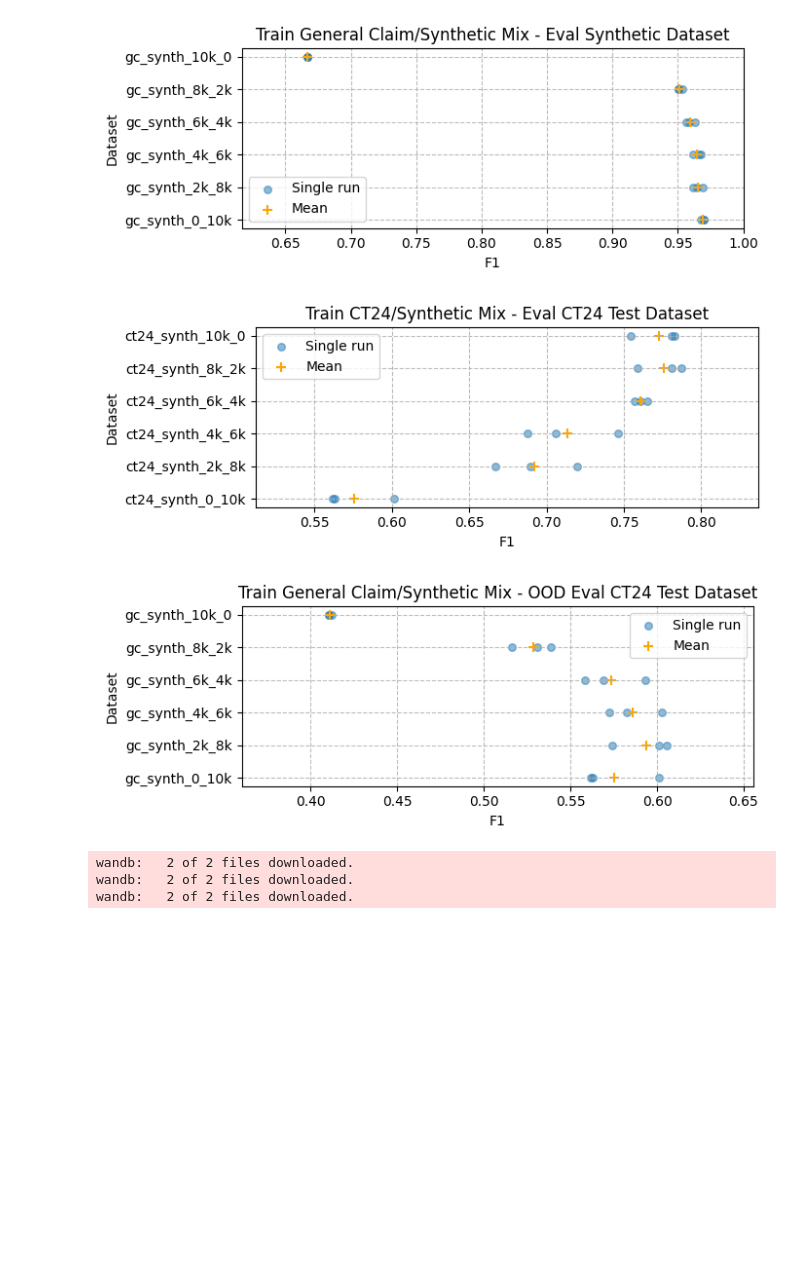
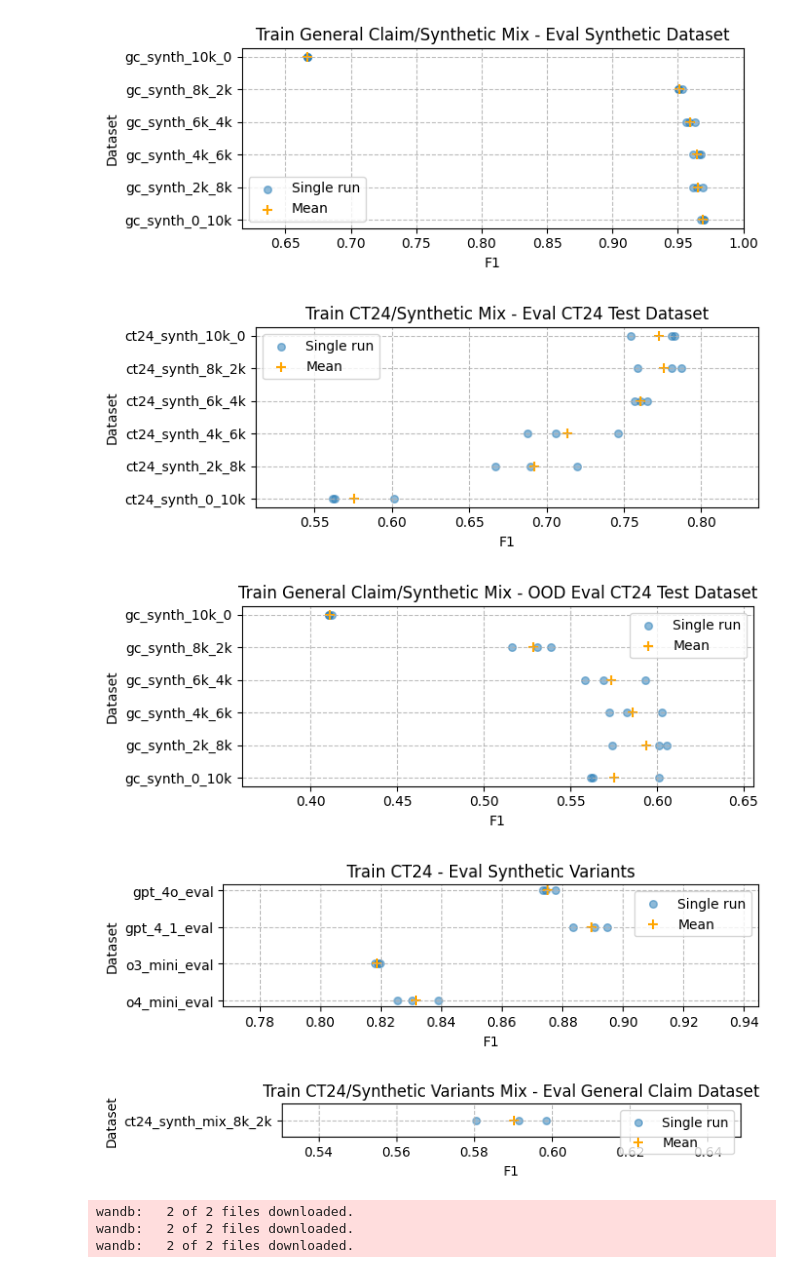
Before and after one commit to BashPrince/thesis, a Jupyter notebook: analysis/analysis.ipynb, the cells around one changed output. Drawn from its saved outputs; the diff is of its cells as text; code cells hidden in the pictures; blank space fills up the shorter version.

```diff
--- a/analysis/analysis.ipynb
+++ b/analysis/analysis.ipynb
@@ -295,6 +295,17 @@ gc_train_ct24_gold_eval_datasets = [
     "gc_synth_2k_8k_ct24_gold_eval",
     "gc_synth_0_10k_ct24_gold_eval",
     ]
+
+ct24_train_synth_variants_eval_datasets = [
+    "ct24_synth_10k_0_gpt_4o_eval",
+    "ct24_synth_10k_0_gpt_4_1_eval",
+    "ct24_synth_10k_0_o3_mini_eval",
+    "ct24_synth_10k_0_o4_mini_eval",
+]
+
+ct24_train_synth_mix_gc_eval_datasets = [
+    "ct24_synth_mix_8k_2k_gc_eval",
+]
 # %%
 predictions_ct24_gc = [download_predictions(d) for d in ct24_train_gc_eval_datasets]
 predictions_gc_ct24 = [download_predictions(d) for d in gc_train_ct24_eval_datasets]
@@ -304,6 +315,8 @@ predictions_gc_synth = [download_predictions(d) for d in gc_train_synth_eval_dat
 predictions_ct24_synth = [download_predictions(d) for d in ct24_train_synth_eval_datasets]
 predictions_ct24_gold = [download_predictions(d) for d in ct24_train_gold_eval_datasets]
 predictions_gc_ct24_gold = [download_predictions(d) for d in gc_train_ct24_gold_eval_datasets]
+predictions_ct24_synth_variants = [download_predictions(d) for d in ct24_train_synth_variants_eval_datasets]
+predictions_ct24_synth_mix = [download_predictions(d) for d in ct24_train_synth_mix_gc_eval_datasets]
 # %% [output]
 wandb:   2 of 2 files downloaded.
 wandb:   2 of 2 files downloaded.
@@ -332,6 +345,8 @@ metrics_ct24_synth = [calculate_metrics(p, invert=invert) for p in predictions_c
 metrics_gc_synth = [calculate_metrics(p, invert=invert) for p in predictions_gc_synth]
 metrics_ct24_gold = [calculate_metrics(p, invert=invert) for p in predictions_ct24_gold]
 metrics_gc_ct24_gold = [calculate_metrics(p, invert=invert) for p in predictions_gc_ct24_gold]
+metrics_ct24_synth_variants = [calculate_metrics(p, invert=invert) for p in predictions_ct24_synth_variants]
+metrics_ct24_synth_mix = [calculate_metrics(p, invert=invert) for p in predictions_ct24_synth_mix]
 # %%
 # for p, m in zip(predictions, metrics):
 #     plot_predictions(p)
@@ -363,25 +378,35 @@ strip_plot_ct24_train_gold_eval_data = {d.replace("_ct24_gold_eval", ""): m[metr
 
 # Train on GC - Eval on CT24 Gold
 strip_plot_gc_train_ct24_gold_eval_data = {d.replace("_ct24_gold_eval", ""): m[metric] for d, m in zip(gc_train_ct24_gold_eval_datasets, metrics_gc_ct24_gold)}
+
+# Train on CT24 - Eval on synthetic data with different GPT variants
+strip_plot_ct24_train_synth_variants_eval_data = {d.replace("ct24_synth_10k_0_", ""): m[metric] for d, m in zip(ct24_train_synth_variants_eval_datasets, metrics_ct24_synth_variants)}
+
+# Train on CT24 + GPT Mix - Eval on GC
+strip_plot_ct24_train_synth_mix_gc_eval_data = {d.replace("_gc_eval", ""): m[metric] for d, m in zip(ct24_train_synth_mix_gc_eval_datasets, metrics_ct24_synth_mix)}
 # %%
 metric_name = metric + " (negative class)" if invert else metric
 strip_plot_f1("Train CT24/Synthetic Mix - Eval CT24 Dev-Test Dataset", strip_plot_ct24_train_eval_data, metric_name)
 strip_plot_f1("Train CT24/Synthetic Mix - OOD Eval General Claim Dataset", strip_plot_ct24_train_gc_eval_data, metric_name)
 strip_plot_f1("Train CT24/Synthetic Mix - Eval Synthetic Dataset", strip_plot_ct24_train_synth_eval_data, metric_name)
 strip_plot_f1("Train General Claim/Synthetic Mix - Eval General Claim Dataset", strip_plot_gc_train_eval_data, metric_name)
 strip_plot_f1("Train General Claim/Synthetic Mix - OOD Eval CT24 Dev-Test Dataset", strip_plot_gc_train_ct24_eval_data, metric_name)
 strip_plot_f1("Train General Claim/Synthetic Mix - Eval Synthetic Dataset", strip_plot_gc_train_synth_eval_data, metric_name)
 strip_plot_f1("Train CT24/Synthetic Mix - Eval CT24 Test Dataset", strip_plot_ct24_train_gold_eval_data, metric_name)
 strip_plot_f1("Train General Claim/Synthetic Mix - OOD Eval CT24 Test Dataset", strip_plot_gc_train_ct24_gold_eval_data, metric_name)
+strip_plot_f1("Train CT24 - Eval Synthetic Variants", strip_plot_ct24_train_synth_variants_eval_data, metric_name)
+strip_plot_f1("Train CT24/Synthetic Variants Mix - Eval General Claim Dataset", strip_plot_ct24_train_synth_mix_gc_eval_data, metric_name)
 # %% [output]
 [figure]
 [figure]
 [figure]
 [figure]
 [figure]
 [figure]
 [figure]
 [figure]
+[figure, added]
+[figure, added]
 # %%
 #plot_precision_recall("Precision-Recall Curves", {d: p for d, p in zip(gc_train_ct24_gold_eval_datasets, predictions_gc_ct24_gold)})
 # %%
```
Also changed, not shown: parts of 1 cell of this notebook.
